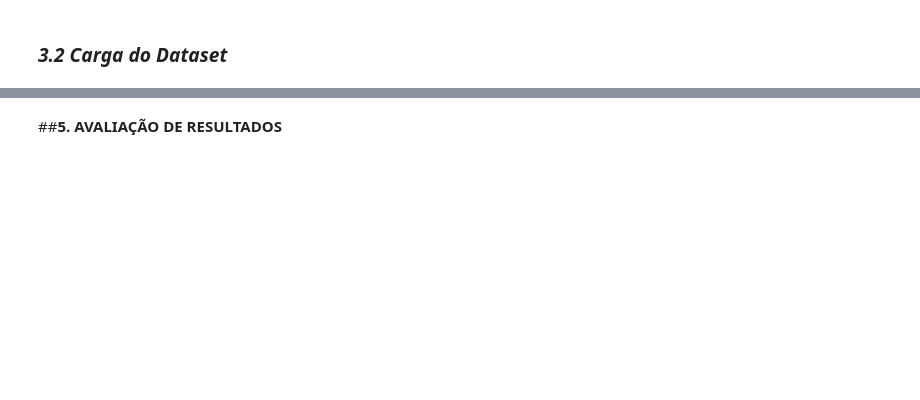
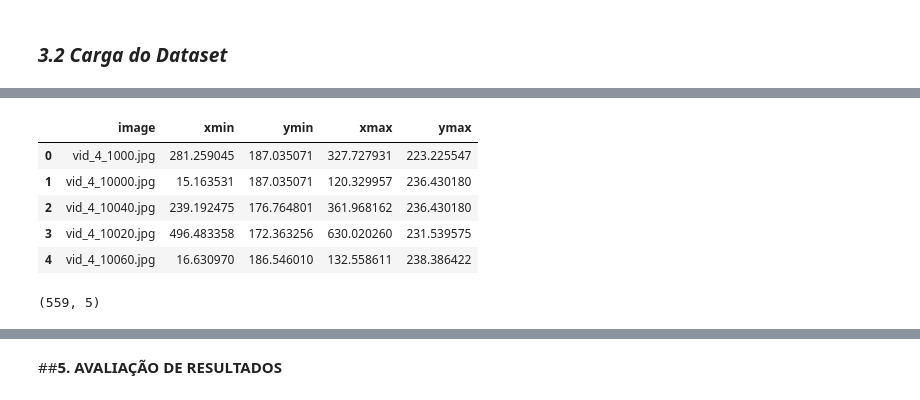
Before and after one commit to nestorpalacios/MVP2, a Jupyter notebook: MVP2_2.ipynb, the cells around one changed output, grey strips where cells are left out. Cells and saved outputs as stored; diff of their text form; code cells hidden in the pictures; blank space fills up the shorter version.

```diff
--- a/MVP2_2.ipynb
+++ b/MVP2_2.ipynb
@@ -699,0 +103,15 @@ for well in wellnames:
+# %%
+labels = pd.read_csv("https://raw.githubusercontent.com/nestorpalacios/MVP2/main/Data_MVP2_2/train_solution_bounding_boxes.csv")
+labels.head()
+# %% [output]
+|  | image | xmin | ymin | xmax | ymax |
+| 0 | vid_4_1000.jpg | 281.259045 | 187.035071 | 327.727931 | 223.225547 |
+| 1 | vid_4_10000.jpg | 15.163531 | 187.035071 | 120.329957 | 236.430180 |
+| 2 | vid_4_10040.jpg | 239.192475 | 176.764801 | 361.968162 | 236.430180 |
+| 3 | vid_4_10020.jpg | 496.483358 | 172.363256 | 630.020260 | 231.539575 |
+| 4 | vid_4_10060.jpg | 16.630970 | 186.546010 | 132.558611 | 238.386422 |
+# %%
+# Mostra as dimensões do dataset
+print(labels.shape)
+# %% [output]
+(559, 5)
```
Also changed, not shown: parts of 75 cells of this notebook.
